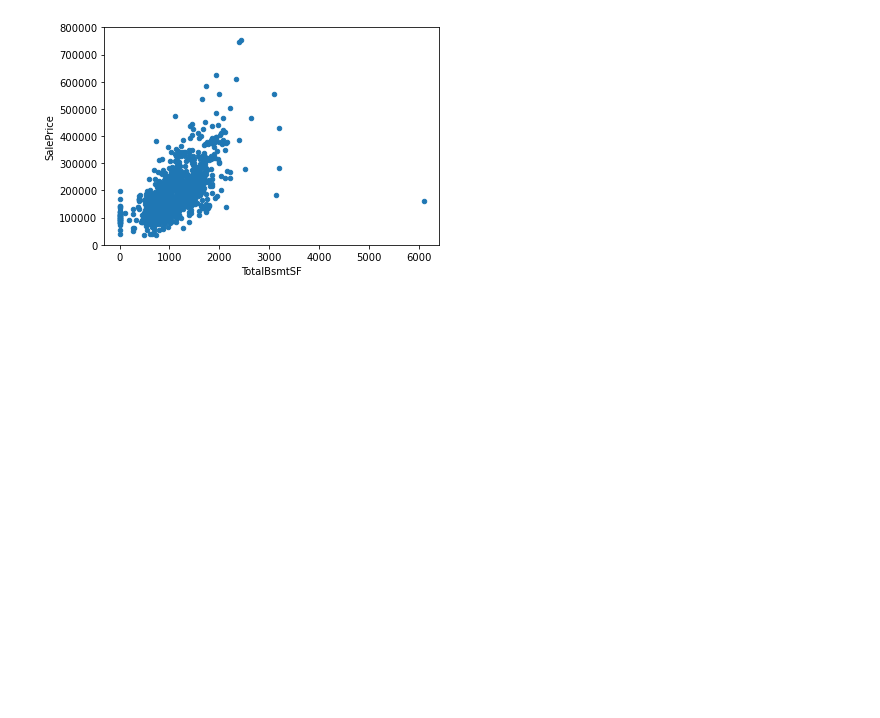
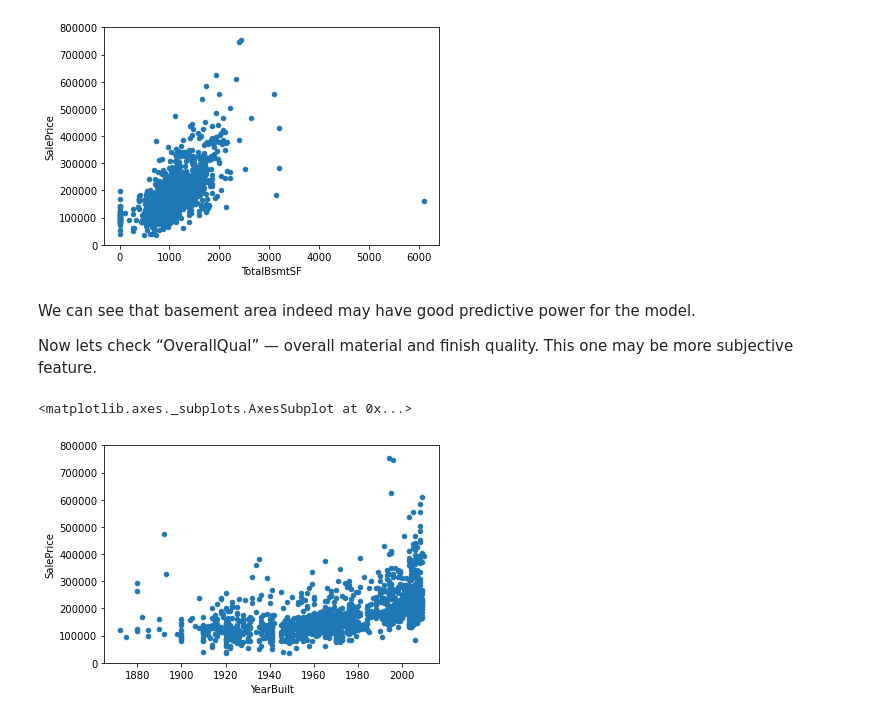
Before and after one commit to rohan-paul/Kaggle-House-Prices-Advanced-Regression-Techniques, a Jupyter notebook: data_exploration.ipynb, the cells around one changed output. Saved outputs shown, nothing was run; the diff lists cells and outputs as text; code cells hidden in the pictures; blank space fills up the shorter version.

Commit message:
scatter plot with YearBuilt

```diff
--- a/data_exploration.ipynb
+++ b/data_exploration.ipynb
@@ -74,3 +97,7 @@ data.plot.scatter(x='TotalBsmtSF', y='SalePrice', ylim=(0, 800000))
 # %% [output]
 <matplotlib.axes._subplots.AxesSubplot at 0x...>
 [figure]
+# %% [markdown]
+We can see that basement area indeed may have good predictive power for the model.
+
+Now lets check “OverallQual” — overall material and finish quality. This one may be more subjective feature.
@@ -76,0 +107,7 @@ data.plot.scatter(x='TotalBsmtSF', y='SalePrice', ylim=(0, 800000))
+# %%
+# Checking - 'YearBuilt'
+data = pd.concat([df['SalePrice'], df['YearBuilt']], axis=1)
+data.plot.scatter(x = 'YearBuilt', y = 'SalePrice', ylim=(0, 800000))
+# %% [output]
+<matplotlib.axes._subplots.AxesSubplot at 0x...>
+[figure, added]
```
Also changed, not shown: parts of 5 cells of this notebook.
